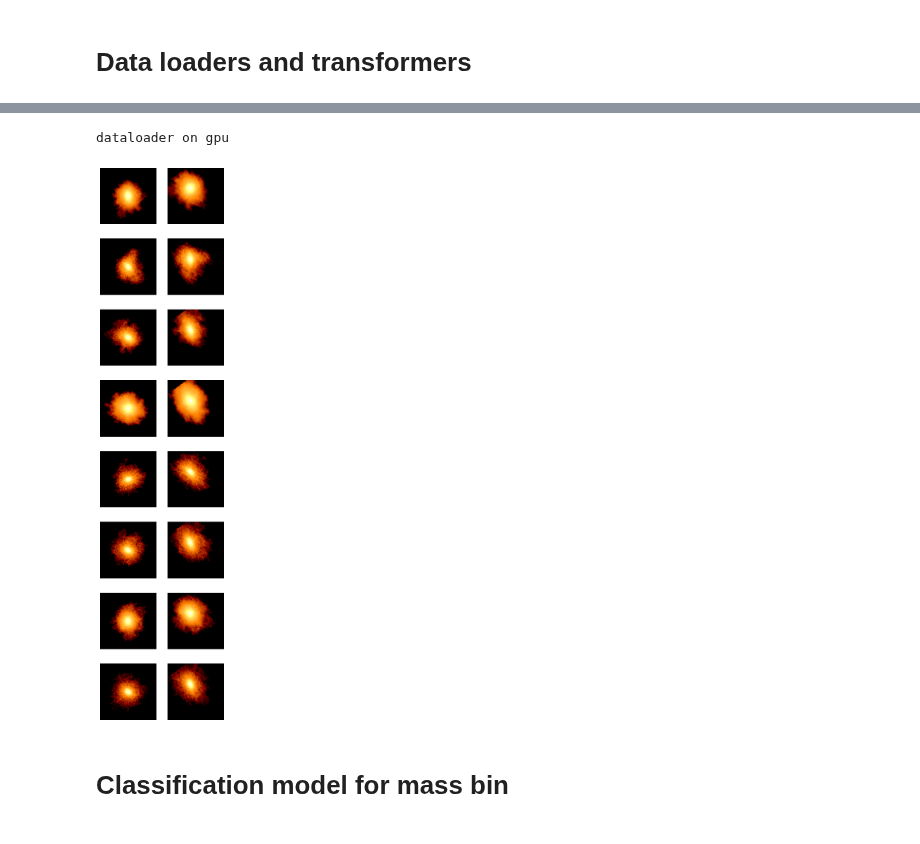
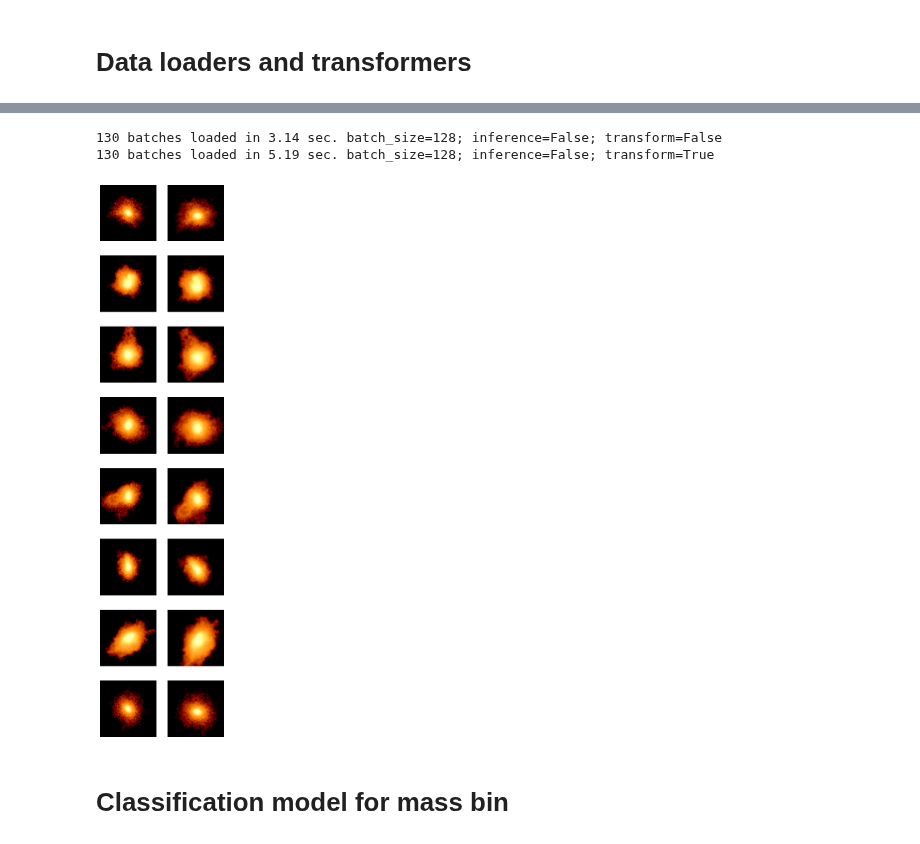
Before and after one commit to SergeiDBykov/self_supervised_halos, a Jupyter notebook: notebooks/1_tng_density_classification_colab.ipynb, the cells around one changed output, grey strips where cells are left out. Drawn from its saved outputs; the diff is of its cells as text; code cells hidden in the pictures.

```diff
--- a/notebooks/1_tng_density_classification_colab.ipynb
+++ b/notebooks/1_tng_density_classification_colab.ipynb
@@ -119,0 +213,3 @@ dataloader = DataLoader(dataset, batch_size=128, shuffle=True)
+# %%
+dataset = HaloDataset(root_dir = rootpath, subhalos_df=subhalos_df, load_2d=True, load_3d=False, load_mass=True)
+dataloader = DataLoader(dataset, batch_size=128, shuffle=True)
@@ -147,7 +246,8 @@ img_transform= transforms.Compose([
 def time_data_loading(dataloader, model = None, transform = None):
     t = time.time()
     n = len(dataloader)
-    for i, (projections, batch_label) in enumerate(dataloader):
+    for i, (data, label) in enumerate(dataloader):
+        projections = data[0]
 
         if transform is not None:
             input_img = transform(projections)
@@ -156,7 +256,7 @@ def time_data_loading(dataloader, model = None, transform = None):
 
         input_img = input_img.to(device)
 
-        label = batch_label[1].to(device)
+        label = label[1].to(device)
 
         if model is not None:
             model(input_img)
@@ -175,23 +275,25 @@ else:
     batch_size = 512
     dataloader = DataLoader(dataset, batch_size=batch_size, shuffle=True, pin_memory=True, num_workers = 2)
 
-#time_data_loading(dataloader)
-#time_data_loading(dataloader, transform=img_transform)
+time_data_loading(dataloader)
+time_data_loading(dataloader, transform=img_transform)
 # %% [output]
-dataloader on gpu
+130 batches loaded in 3.14 sec. batch_size=128; inference=False; transform=False
+130 batches loaded in 5.19 sec. batch_size=128; inference=False; transform=True
 # %%
 batch_test_data, _ = next(iter(dataloader))
+batch_test_data = batch_test_data[0]
 batch_test_data_trans = img_transform(batch_test_data)
 
 fig, axs = plt.subplots(8, 2, figsize=(4, 18))
 
 for i in range(8):
     axs[i, 0].imshow(batch_test_data[i][0].cpu().numpy(), cmap='afmhot')
     axs[i, 1].imshow(batch_test_data_trans[i][0].cpu().numpy(), cmap='afmhot')
     axs[i, 0].axis('off')
     axs[i, 1].axis('off')
 # %% [output]
-[figure, old version]
+[figure, new version]
 # %% [markdown]
 # Classification model for mass bin
 # %% [markdown]
```
Also changed, not shown: parts of 13 cells of this notebook, 2 other files.
